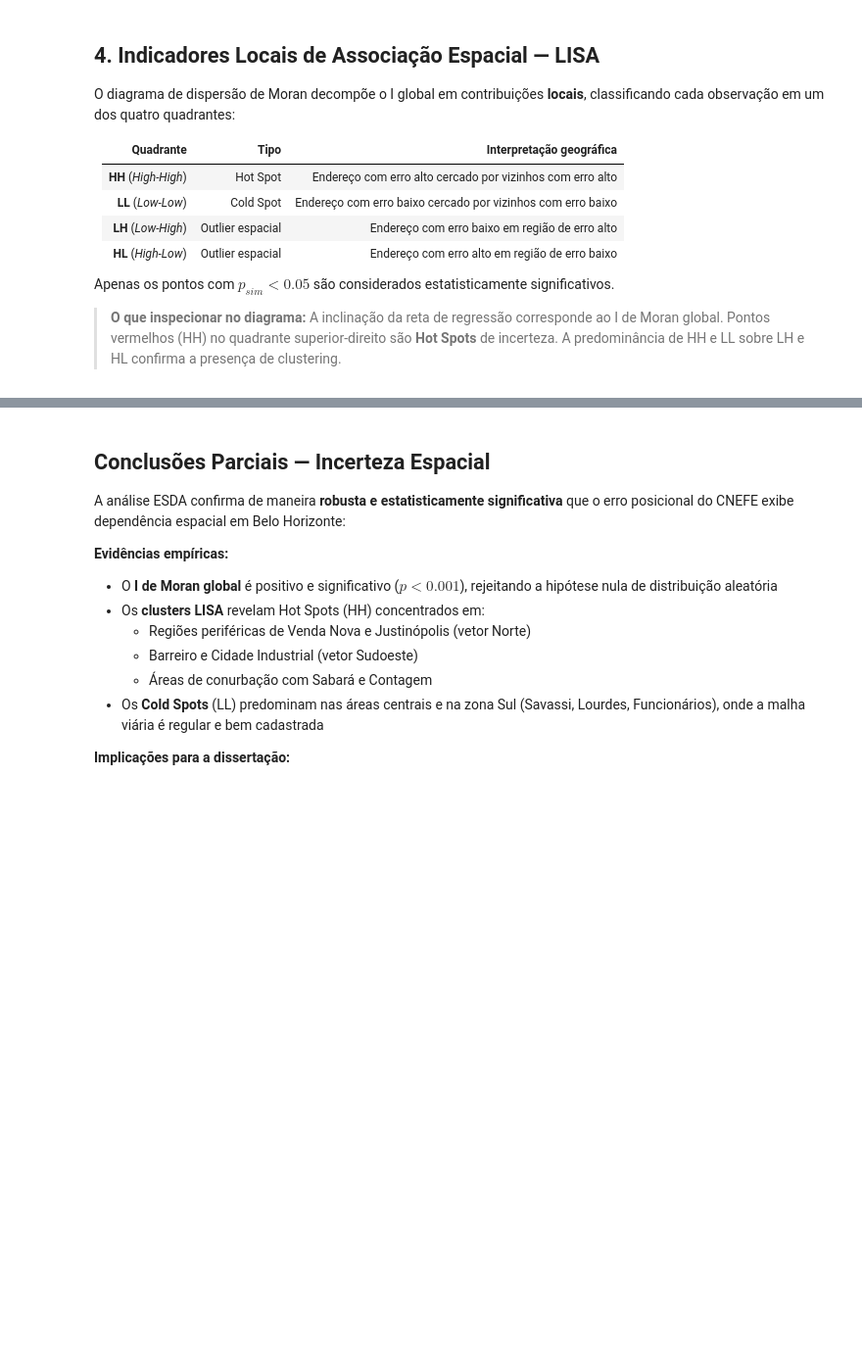
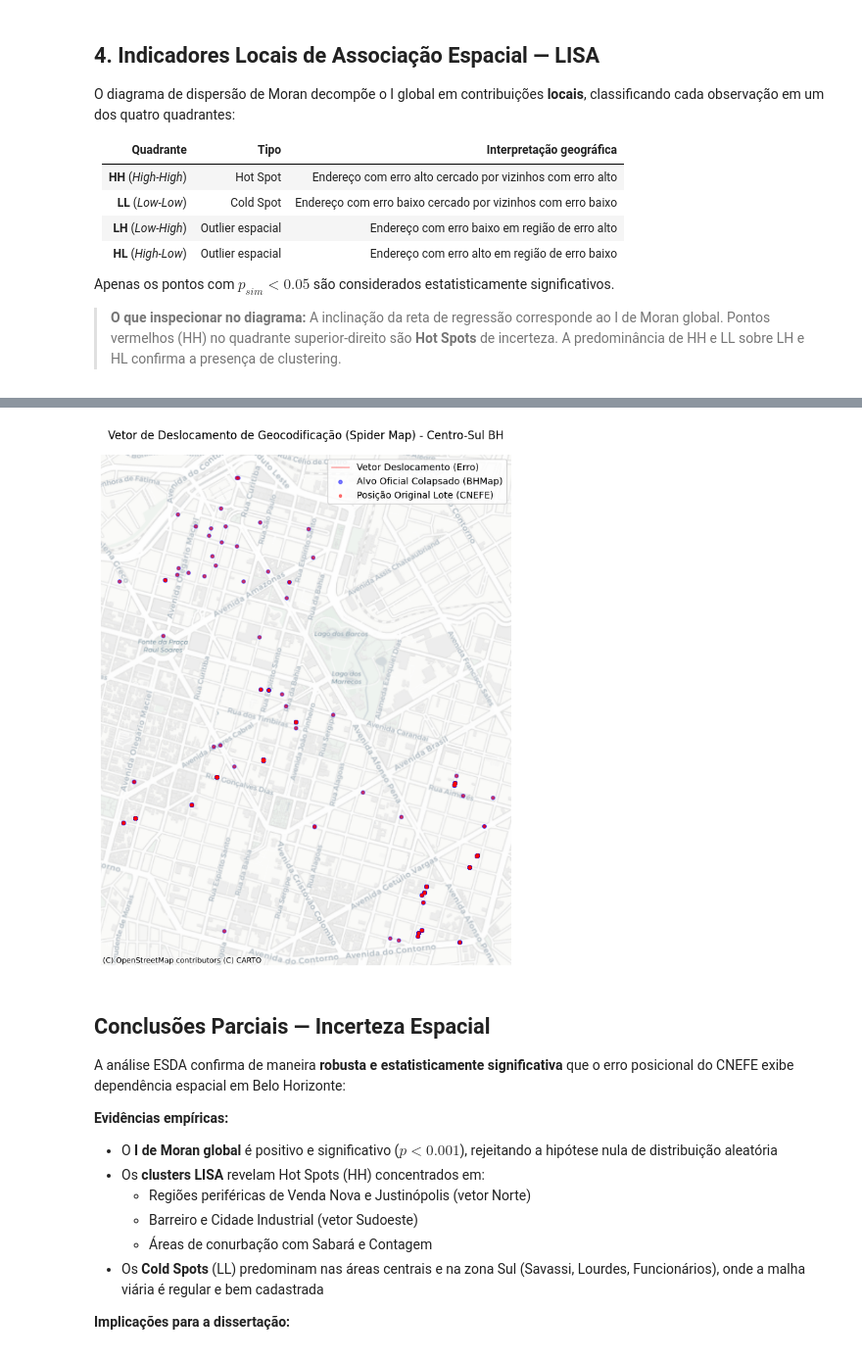
Before and after one commit to mcatrinque/geocoding-quality-analysis, a Jupyter notebook: notebooks/05_spatial_uncertainty_viz.ipynb, the cells around one changed output, grey strips where cells are left out. Shown at 98% size. Cells and saved outputs as stored; diff of their text form; code cells hidden in the pictures; blank space fills up the shorter version.

```diff
--- a/notebooks/05_spatial_uncertainty_viz.ipynb
+++ b/notebooks/05_spatial_uncertainty_viz.ipynb
@@ -243,3 +249,70 @@ Diagrama de Moran salvo em outputs/figures/05_moran_scatterplot.png
+# %%
+
+import geopandas as gpd
+from shapely.geometry import LineString
+from src import config
+import matplotlib.pyplot as plt
+import contextily as cx
+
+# Carregar dados nativos e processados
+gdf_bhmap = gpd.read_parquet(config.BHMAP_PROCESSED_FILE)
+gdf_cnefe_raw = gpd.read_parquet(config.CNEFE_PROCESSED_FILE)
+gdf_matched = gpd.read_parquet(config.PROCESSED_DATA_DIR / 'cnefe_match_bhmap.parquet')
+
+# Isolar uma amostra de alta incerteza e alta adensidade espacial para não sobrecarregar o mapa
+# Focar em bairros conhecidos pelo adensamento (ex: Savassi, Centro, Funcionários)
+sample_bairros = ['SAVASSI', 'CENTRO', 'FUNCIONARIOS', 'LOURDES']
+mask_bairro = gdf_matched['std_bairro_left'].isin(sample_bairros)
+mask_high_error = gdf_matched['spatial_distance'] > 10 # Deslocamentos de mais de 10m
+
+# Recuperar a geometria original do CNEFE cruzando pelo id_cnefe
+df_spider = gdf_matched[mask_bairro & mask_high_error].head(500).copy()
+
+if len(df_spider) > 0:
+    df_spider = df_spider.merge(
+        gdf_cnefe_raw[['geometry']],
+        left_on='id_cnefe',
+        right_index=True,
+        suffixes=('_bhmap', '_cnefe')
+    )
+
+    # Construir Linhas de Deslocamento (Spider Vectors)
+    df_spider['geometry_spider'] = df_spider.apply(
+        lambda row: LineString([row['geometry_cnefe'], row['geometry_bhmap']]) if row['geometry_cnefe'] and row['geometry_bhmap'] else None,
+        axis=1
+    )
+
+    gdf_spider = gpd.GeoDataFrame(df_spider, geometry='geometry_spider', crs=config.DEFAULT_CRS)
+
+    # Plot
+    fig, ax = plt.subplots(figsize=(10, 10))
+    gdf_spider.plot(ax=ax, color='red', linewidth=1, alpha=0.6, zorder=2, label='Vetor Deslocamento (Erro)')
+
+    # Pontos de Destino (BHMap)
+    gdf_dest = gpd.GeoDataFrame(df_spider, geometry='geometry_bhmap', crs=config.DEFAULT_CRS)
+    gdf_dest.plot(ax=ax, color='blue', markersize=15, alpha=0.5, zorder=3, label='Alvo Oficial Colapsado (BHMap)')
+
+    # Pontos de Origem (CNEFE)
+    gdf_orig = gpd.GeoDataFrame(df_spider, geometry='geometry_cnefe', crs=config.DEFAULT_CRS)
+    gdf_orig.plot(ax=ax, color='red', markersize=8, alpha=0.5, zorder=3, label='Posição Original Lote (CNEFE)')
+
+    # Adicionar o mapa base (OpenStreetMap) usando coordendas projetadas
+    try:
+        cx.add_basemap(ax, crs=gdf_spider.crs.to_string(), source=cx.providers.CartoDB.Positron)
+    except Exception as e:
+        print("Aviso: Falha ao carregar basemap do Contextily:", getattr(e, 'message', repr(e)))
+
+    plt.title('Vetor de Deslocamento de Geocodificação (Spider Map) - Centro-Sul BH')
+    plt.legend()
+    plt.axis('off')
+
+    # Salvar a figura em alta resolução
+    plt.savefig('outputs/figures/05_spider_map_displacement.png', dpi=300, bbox_inches='tight')
+    plt.show()
+else:
+    print("Amostra insuficiente para renderizar o Spider Map neste recorte.")
+# %% [output]
+[figure, added]
 # %% [markdown]
 ## Conclusões Parciais — Incerteza Espacial
 
```
Also changed, not shown: parts of 7 cells of this notebook, 11 other files.
